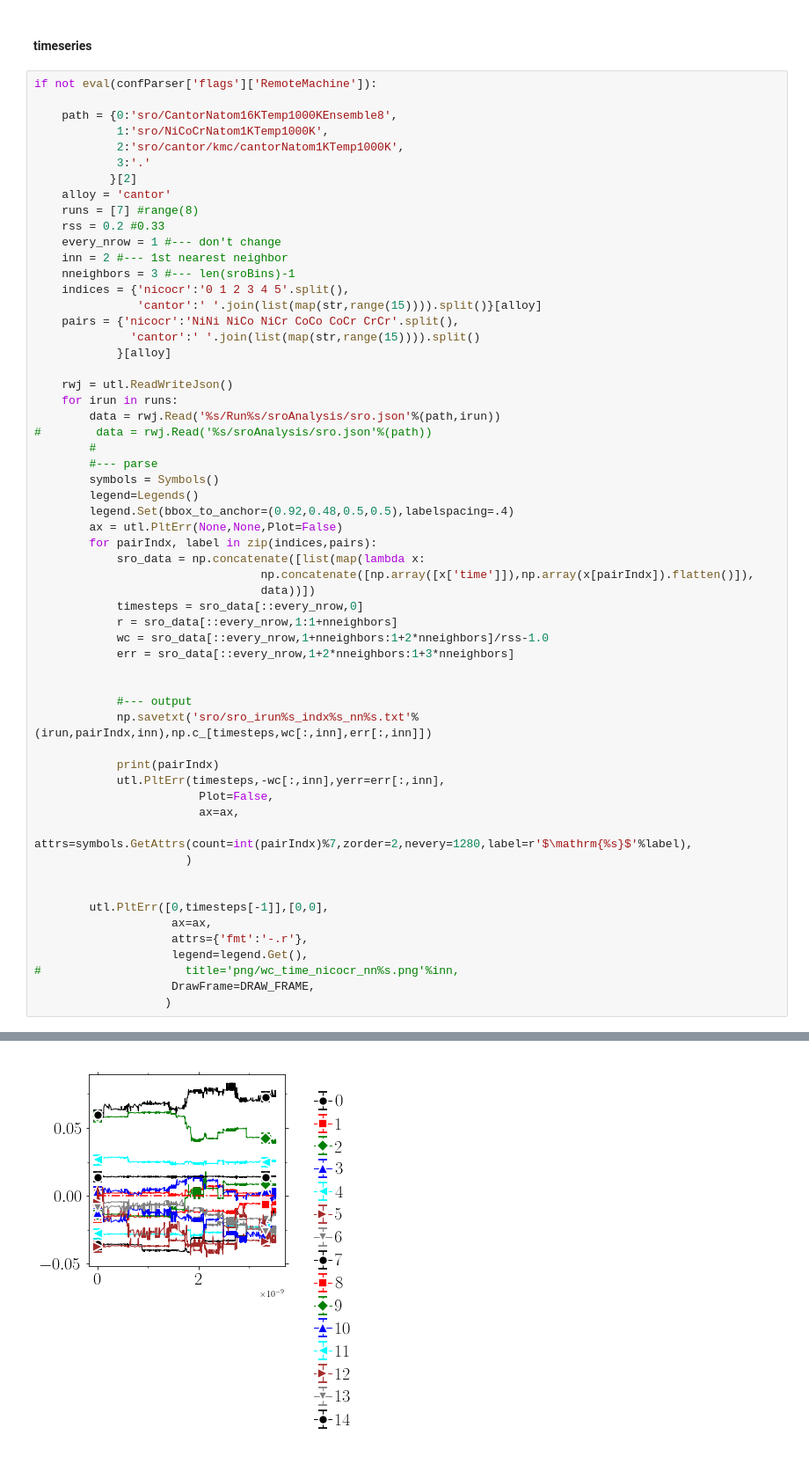
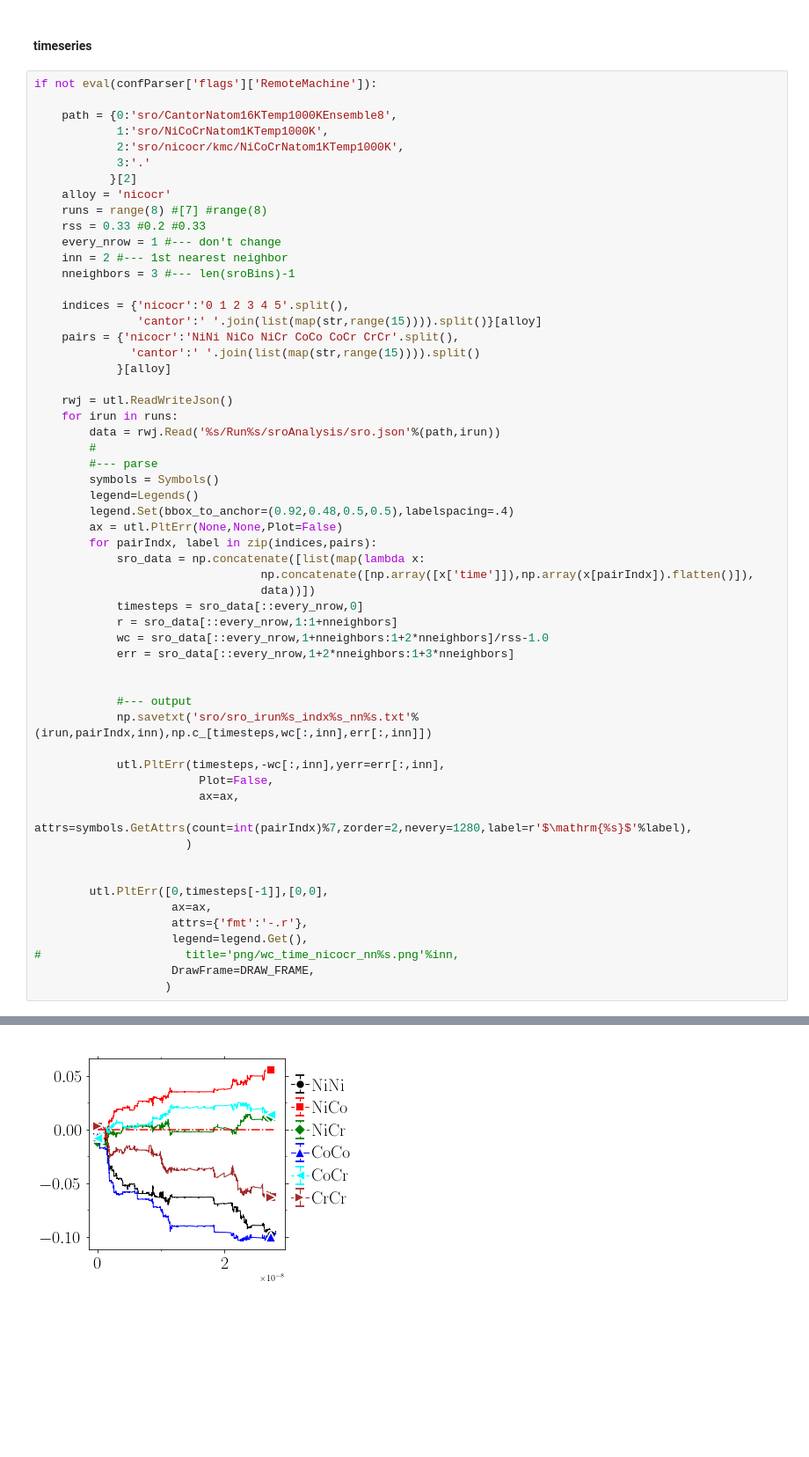
Before and after one commit to kkarimi62/vacancyDiffusion, a Jupyter notebook: postproc/postproc.ipynb, the cells around one changed output, grey strips where cells are left out. Shown at 88% size. Drawn from its saved outputs; the diff is of its cells as text; blank space fills up the shorter version.

```diff
--- a/postproc/postproc.ipynb
+++ b/postproc/postproc.ipynb
@@ -3626,15 +3623,16 @@ if not eval(confParser['flags']['RemoteMachine']):
 
     path = {0:'sro/CantorNatom16KTemp1000KEnsemble8',
             1:'sro/NiCoCrNatom1KTemp1000K',
-            2:'sro/cantor/kmc/cantorNatom1KTemp1000K',
+            2:'sro/nicocr/kmc/NiCoCrNatom1KTemp1000K',
             3:'.'
            }[2]
-    alloy = 'cantor'
-    runs = [7] #range(8)
-    rss = 0.2 #0.33
+    alloy = 'nicocr'
+    runs = range(8) #[7] #range(8)
+    rss = 0.33 #0.2 #0.33
     every_nrow = 1 #--- don't change
     inn = 2 #--- 1st nearest neighbor
     nneighbors = 3 #--- len(sroBins)-1
+
     indices = {'nicocr':'0 1 2 3 4 5'.split(),
                'cantor':' '.join(list(map(str,range(15)))).split()}[alloy]
     pairs = {'nicocr':'NiNi NiCo NiCr CoCo CoCr CrCr'.split(),
@@ -3644,7 +3642,6 @@ if not eval(confParser['flags']['RemoteMachine']):
     rwj = utl.ReadWriteJson()
     for irun in runs:
         data = rwj.Read('%s/Run%s/sroAnalysis/sro.json'%(path,irun))
-#        data = rwj.Read('%s/sroAnalysis/sro.json'%(path))
         #
         #--- parse
         symbols = Symbols()
@@ -3664,7 +3661,6 @@ if not eval(confParser['flags']['RemoteMachine']):
             #--- output
             np.savetxt('sro/sro_irun%s_indx%s_nn%s.txt'%(irun,pairIndx,inn),np.c_[timesteps,wc[:,inn],err[:,inn]])
 
-            print(pairIndx)
             utl.PltErr(timesteps,-wc[:,inn],yerr=err[:,inn],
                         Plot=False,
                         ax=ax,
@@ -3698 +3679 @@ if not eval(confParser['flags']['RemoteMachine']):
-[figure, old version]
+[figure, new version]
```
Also changed, not shown: parts of 3 cells of this notebook.
